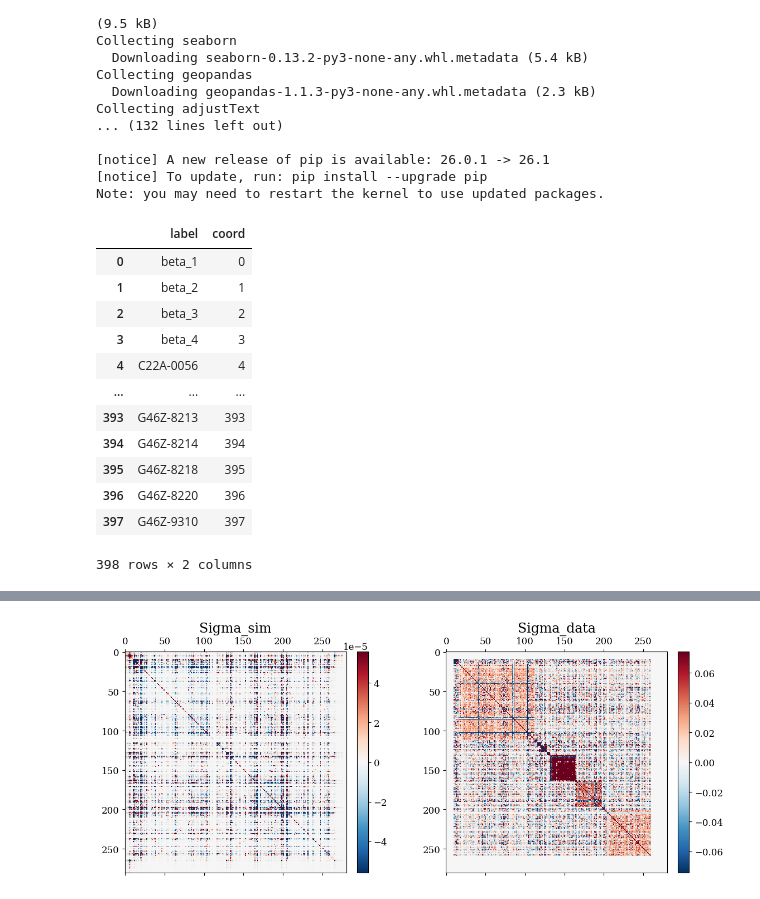
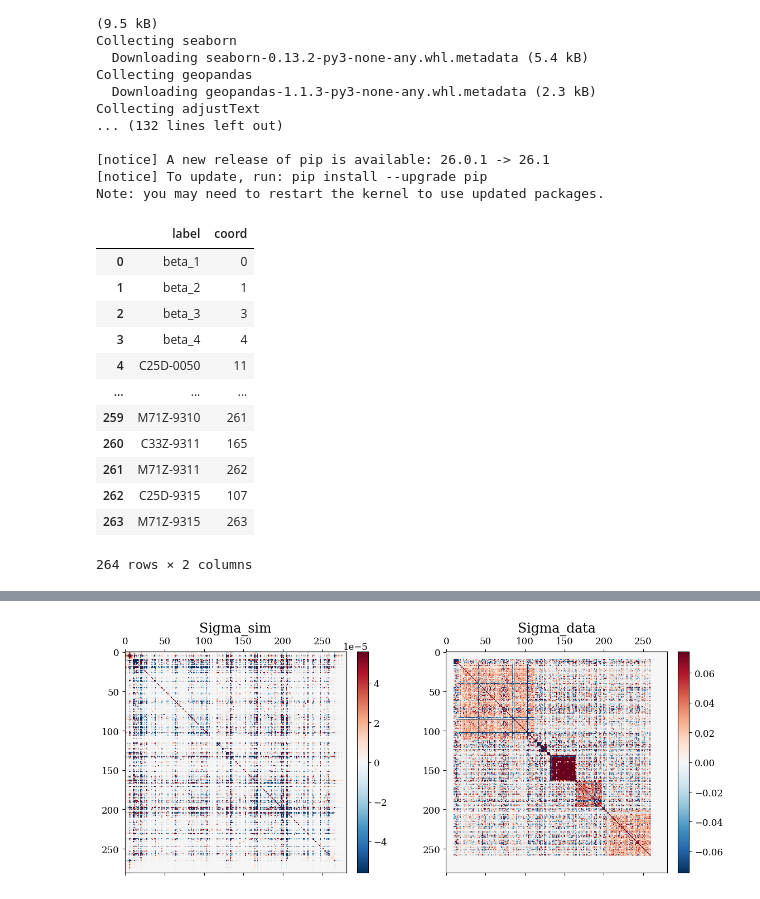
Before and after one commit to SwannChelly/SMM_Spatial_Comovement, a Jupyter notebook: analysis.ipynb, the cells around one changed output, grey strips where cells are left out. Saved outputs shown, nothing was run; the diff lists cells and outputs as text; code cells hidden in the pictures.

```diff
--- a/analysis.ipynb
+++ b/analysis.ipynb
@@ -461,7 +461,7 @@ def load_industry_data(industry):
 # =============================================================================
 # EXAMPLE USAGE
 # =============================================================================
-industry = "auto"
+industry = "aero"
 # Load data
 data = load_industry_data(industry)
 
@@ -542,43 +542,44 @@ ze_names = ze_names['ze2010'].to_dict()
 
 gamma_matrix = empirical_moments_dict['emp_gamma_ls']
 index_labels = [sector_names[i] for i in range(1, len(sector_names) + 1)]
 column_labels = [ze_names[i] for i in range(1, len(ze_names) + 1)]
 
 # 2. Create the DataFrame
 df_gamma = pd.DataFrame(
     gamma_matrix,
     index=index_labels,
     columns=column_labels
 )
 
 # Display result
 df_gamma = df_gamma.stack().reset_index()
 df_gamma = df_gamma.reset_index()
 df_gamma.columns = ['coord','A129',"ze2010","gamma_ls"]
+df_gamma.sort_values(by = ['A129','ze2010'],inplace = True)
 df_gamma = df_gamma.query('gamma_ls != 0')
 df_gamma['new_coord'] = df_gamma.coord.rank().astype(int)+3
 df_gamma['params'] = df_gamma['A129'] + "-" + df_gamma['ze2010']
 df = pd.DataFrame(["beta_1","beta_2","beta_3","beta_4"], columns = ['params'])
 df = pd.concat([df,df_gamma[['params']]])
 df = df.reset_index()
 df['coord'] = df['index'].rank().astype(int)-1
 df['label'] = df.params
 df = df[['label','coord']]
 df
 # %% [output]
 |  | label | coord |
 | 0 | beta_1 | 0 |
 | 1 | beta_2 | 1 |
-| 2 | beta_3 | 2 |
-| 3 | beta_4 | 3 |
-| 4 | C22A-0056 | 4 |
+| 2 | beta_3 | 3 |
+| 3 | beta_4 | 4 |
+| 4 | C25D-0050 | 11 |
 | ... | ... | ... |
-| 393 | G46Z-8213 | 393 |
-| 394 | G46Z-8214 | 394 |
-| 395 | G46Z-8218 | 395 |
-| 396 | G46Z-8220 | 396 |
-| 397 | G46Z-9310 | 397 |
+| 259 | M71Z-9310 | 261 |
+| 260 | C33Z-9311 | 165 |
+| 261 | M71Z-9311 | 262 |
+| 262 | C25D-9315 | 107 |
+| 263 | M71Z-9315 | 263 |
-398 rows × 2 columns
+264 rows × 2 columns
 # %%
 J = np.load(f"../reporting_{industry}/step2/jacobian_beta_T.npy")
 J_e = np.load(f"../reporting_{industry}/step2/jacobian_beta_T_elasticity.npy")
```
Also changed, not shown: parts of 2 cells of this notebook, 2 other files.
